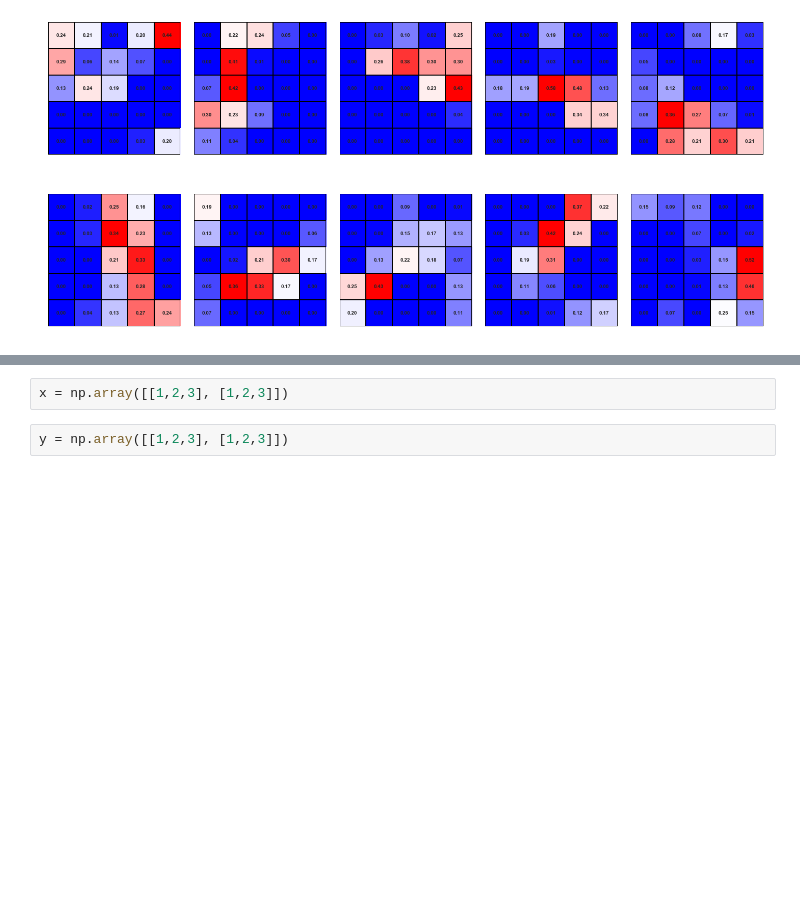
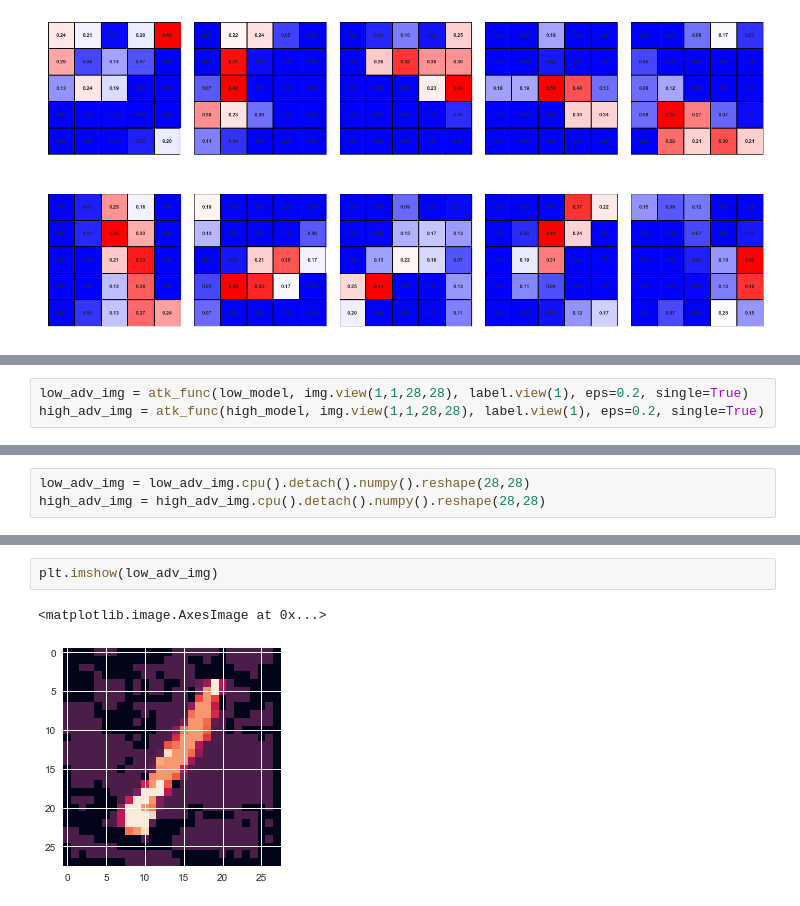
Before and after one commit to James-Brooke/Study, a Jupyter notebook: PyTorch/Training_1000_networks.ipynb, the cells around one changed output, grey strips where cells are left out. Cells and saved outputs as stored; diff of their text form; blank space fills up the shorter version.

```diff
--- a/PyTorch/Training_1000_networks.ipynb
+++ b/PyTorch/Training_1000_networks.ipynb
@@ -301 +305,4 @@ filter_plotter(high_data)
+# %%
+low_adv_img = atk_func(low_model, img.view(1,1,28,28), label.view(1), eps=0.2, single=True)
+high_adv_img = atk_func(high_model, img.view(1,1,28,28), label.view(1), eps=0.2, single=True)
 # %%
@@ -304,3 +310,6 @@ img = batch[0][0].cpu().detach().numpy().reshape(28,28)
+# %%
+low_adv_img = low_adv_img.cpu().detach().numpy().reshape(28,28)
+high_adv_img = high_adv_img.cpu().detach().numpy().reshape(28,28)
 # %%
 plt.imshow(img)
 # %% [output]
@@ -309,4 +318,5 @@ plt.imshow(img)
-# %%
-x = np.array([[1,2,3], [1,2,3]])
-# %%
-y = np.array([[1,2,3], [1,2,3]])
+# %%
+plt.imshow(low_adv_img)
+# %% [output]
+<matplotlib.image.AxesImage at 0x...>
+[figure, added]
```
Also changed, not shown: parts of 11 cells of this notebook.
